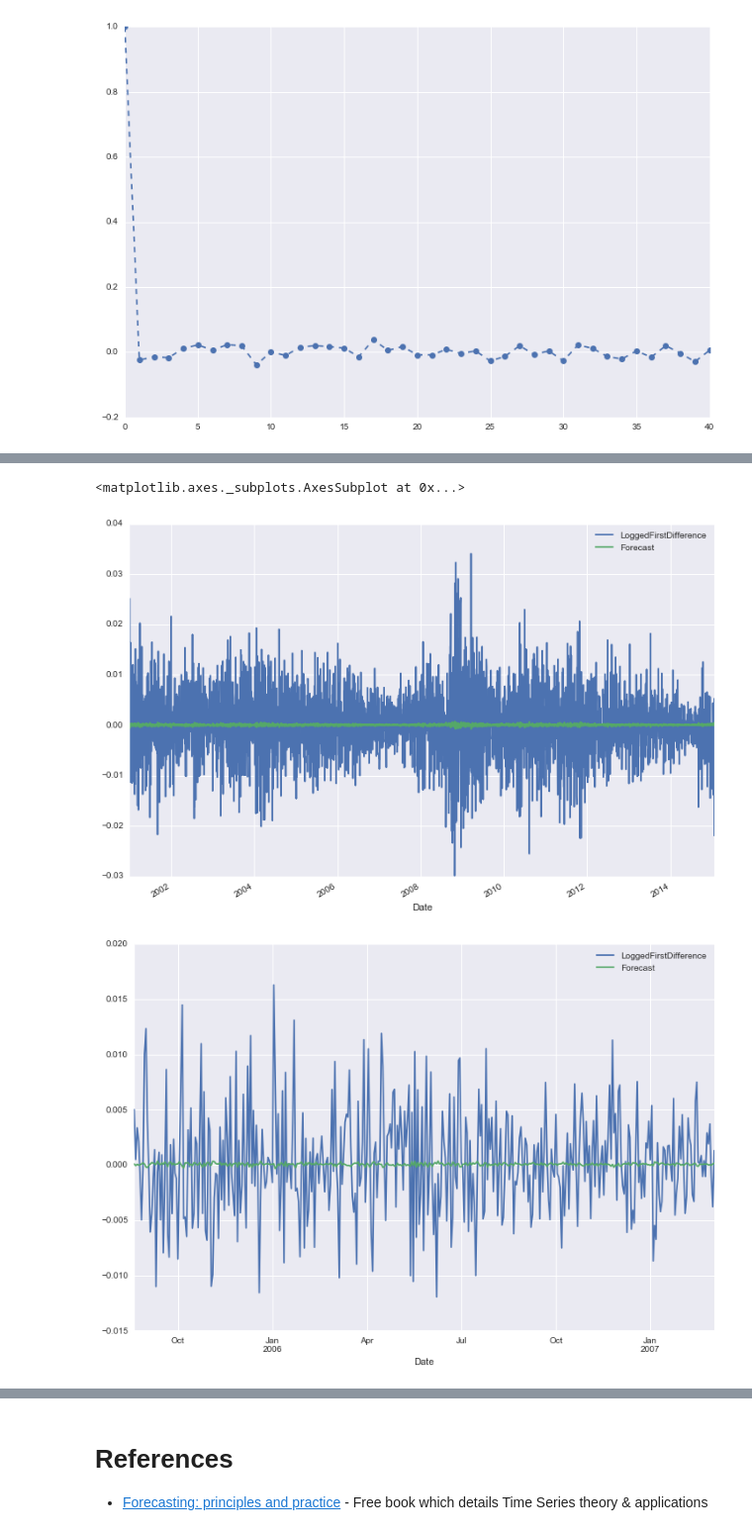
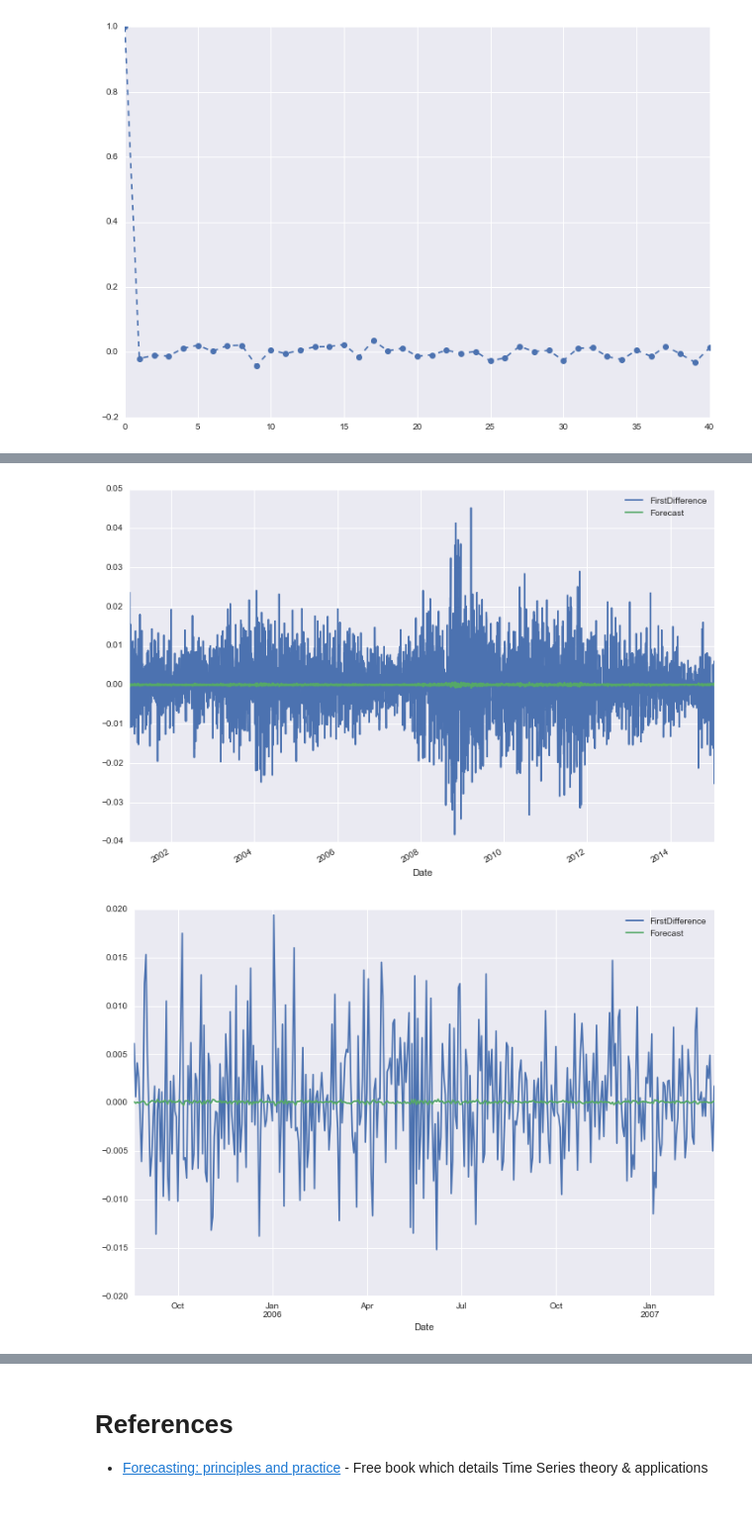
Before and after one commit to curiousily/old_blog, a Jupyter notebook: content/notebooks/3.time_series.ipynb, the cells around one changed output, grey strips where cells are left out. Shown: that part at 99% size. Cells and saved outputs as stored; diff of their text form; code cells hidden in the pictures.

Commit message:
Explain ARIMA a bit

```diff
--- a/content/notebooks/3.time_series.ipynb
+++ b/content/notebooks/3.time_series.ipynb
@@ -196,3 +214,0 @@ fig.tight_layout()
-# %%
-stock_data['LoggedFirstDifference'] = stock_data['NaturalLog'] - stock_data['NaturalLog'].shift()
-stock_data['LoggedFirstDifference'].plot();
@@ -201,6 +215,6 @@ stock_data['LoggedFirstDifference'].plot();
 # %%
-stock_data['Lag1'] = stock_data['LoggedFirstDifference'].shift()
-stock_data['Lag2'] = stock_data['LoggedFirstDifference'].shift(2)
-stock_data['Lag5'] = stock_data['LoggedFirstDifference'].shift(5)
-stock_data['Lag30'] = stock_data['LoggedFirstDifference'].shift(30)
+stock_data['Lag1'] = stock_data['FirstDifference'].shift()
+stock_data['Lag2'] = stock_data['FirstDifference'].shift(2)
+stock_data['Lag5'] = stock_data['FirstDifference'].shift(5)
+stock_data['Lag30'] = stock_data['FirstDifference'].shift(30)
 # %%
@@ -230,6 +244,6 @@ fig = decomposition.plot();
 # %%
-model = sm.tsa.ARIMA(stock_data['NaturalLog'].iloc[1:], order=(1, 0, 0))
+model = sm.tsa.ARIMA(stock_data['Close'].iloc[1:], order=(1, 0, 0))
 results = model.fit(disp=-1)
 stock_data['Forecast'] = results.fittedvalues
-stock_data[['NaturalLog', 'Forecast']].plot();
+stock_data[['Close', 'Forecast']].plot();
 # %% [output]
@@ -237,13 +251,12 @@ stock_data[['NaturalLog', 'Forecast']].plot();
 # %%
-model = sm.tsa.ARIMA(stock_data['LoggedFirstDifference'].iloc[1:], order=(1, 0, 0))
+model = sm.tsa.ARIMA(stock_data['FirstDifference'].iloc[1:], order=(1, 0, 0))
 results = model.fit(disp=-1)
 stock_data['Forecast'] = results.fittedvalues
-stock_data[['LoggedFirstDifference', 'Forecast']].plot()
+stock_data[['FirstDifference', 'Forecast']].plot();
 # %% [output]
-<matplotlib.axes._subplots.AxesSubplot at 0x...>
-[figure, old version]
+[figure, new version]
 # %%
-stock_data[['LoggedFirstDifference', 'Forecast']].iloc[1200:1600, :].plot();
+stock_data[['FirstDifference', 'Forecast']].iloc[1200:1600, :].plot();
 # %% [output]
-[figure, old version]
+[figure, new version]
 # %%
```
Also changed, not shown: parts of 9 cells of this notebook.
